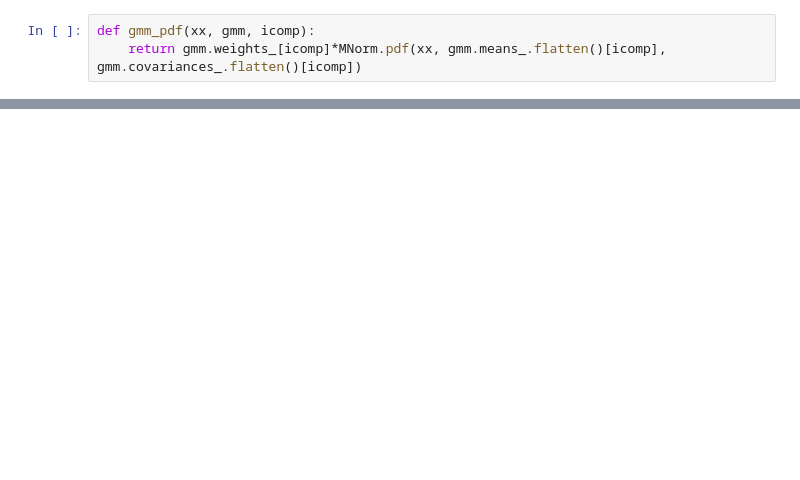
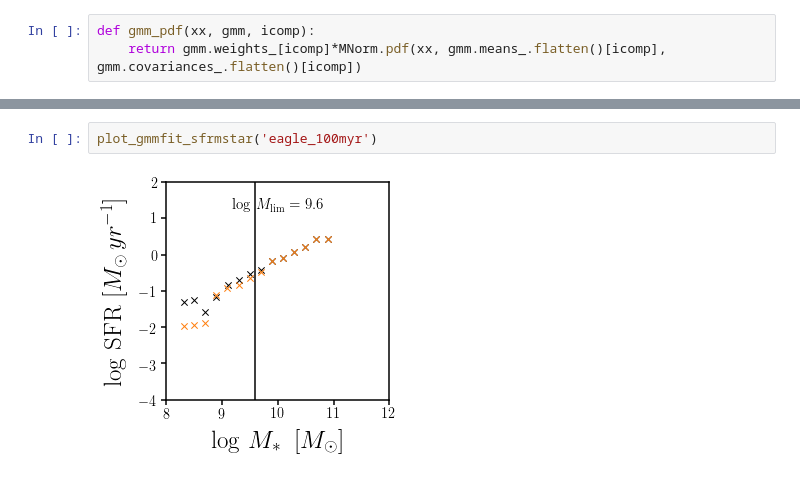
Before and after one commit to changhoonhahn/LetsTalkAboutQuench, a Jupyter notebook: letstalkaboutquench/notebooks/notes_Mstar_res_limit.ipynb, the cells around one changed output, grey strips where cells are left out. Drawn from its saved outputs; the diff is of its cells as text; blank space fills up the shorter version.

```diff
--- a/letstalkaboutquench/notebooks/notes_Mstar_res_limit.ipynb
+++ b/letstalkaboutquench/notebooks/notes_Mstar_res_limit.ipynb
@@ -204,0 +238,4 @@ plot_gmmfit_impact('mufasa_100myr')
+# %%
+plot_gmmfit_sfrmstar('eagle_100myr')
+# %% [output]
+[figure, added]
```
Also changed, not shown: parts of 11 cells of this notebook, 1 other file.
